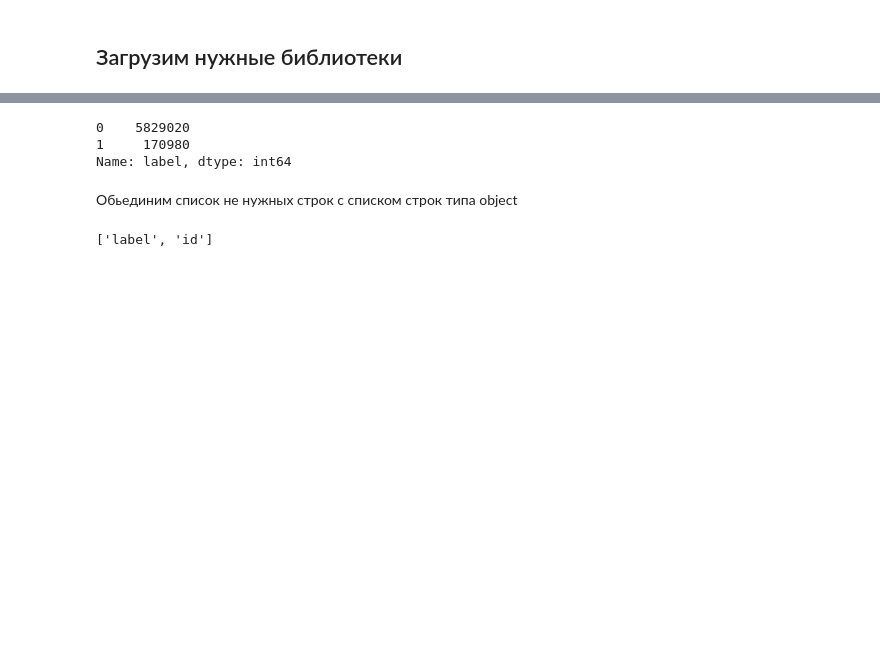
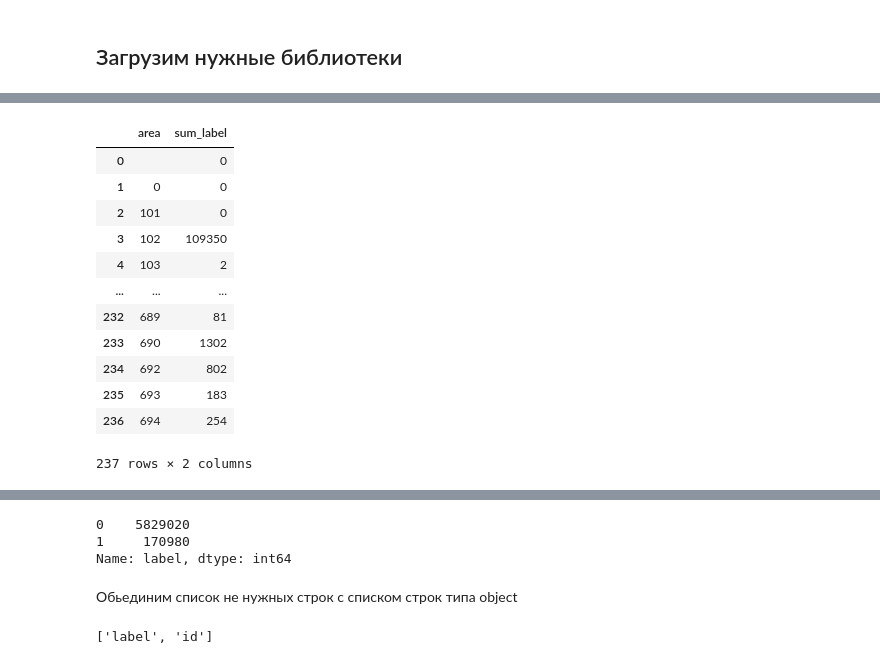
Before and after one commit to genalll/mlsport3, a Jupyter notebook: nero.ipynb, the cells around one changed output, grey strips where cells are left out. Cells and saved outputs as stored; diff of their text form; code cells hidden in the pictures; blank space fills up the shorter version.

```diff
--- a/nero.ipynb
+++ b/nero.ipynb
@@ -75,0 +94,17 @@ df
+# %%
+data_failed = pd.read_csv("data_failed.csv",low_memory=False)
+data_failed
+# %% [output]
+|  | area | sum_label |
+| 0 |  | 0 |
+| 1 | 0 | 0 |
+| 2 | 101 | 0 |
+| 3 | 102 | 109350 |
+| 4 | 103 | 2 |
+| ... | ... | ... |
+| 232 | 689 | 81 |
+| 233 | 690 | 1302 |
+| 234 | 692 | 802 |
+| 235 | 693 | 183 |
+| 236 | 694 | 254 |
+237 rows × 2 columns
```
Also changed, not shown: parts of 28 cells of this notebook, 5 other files.
